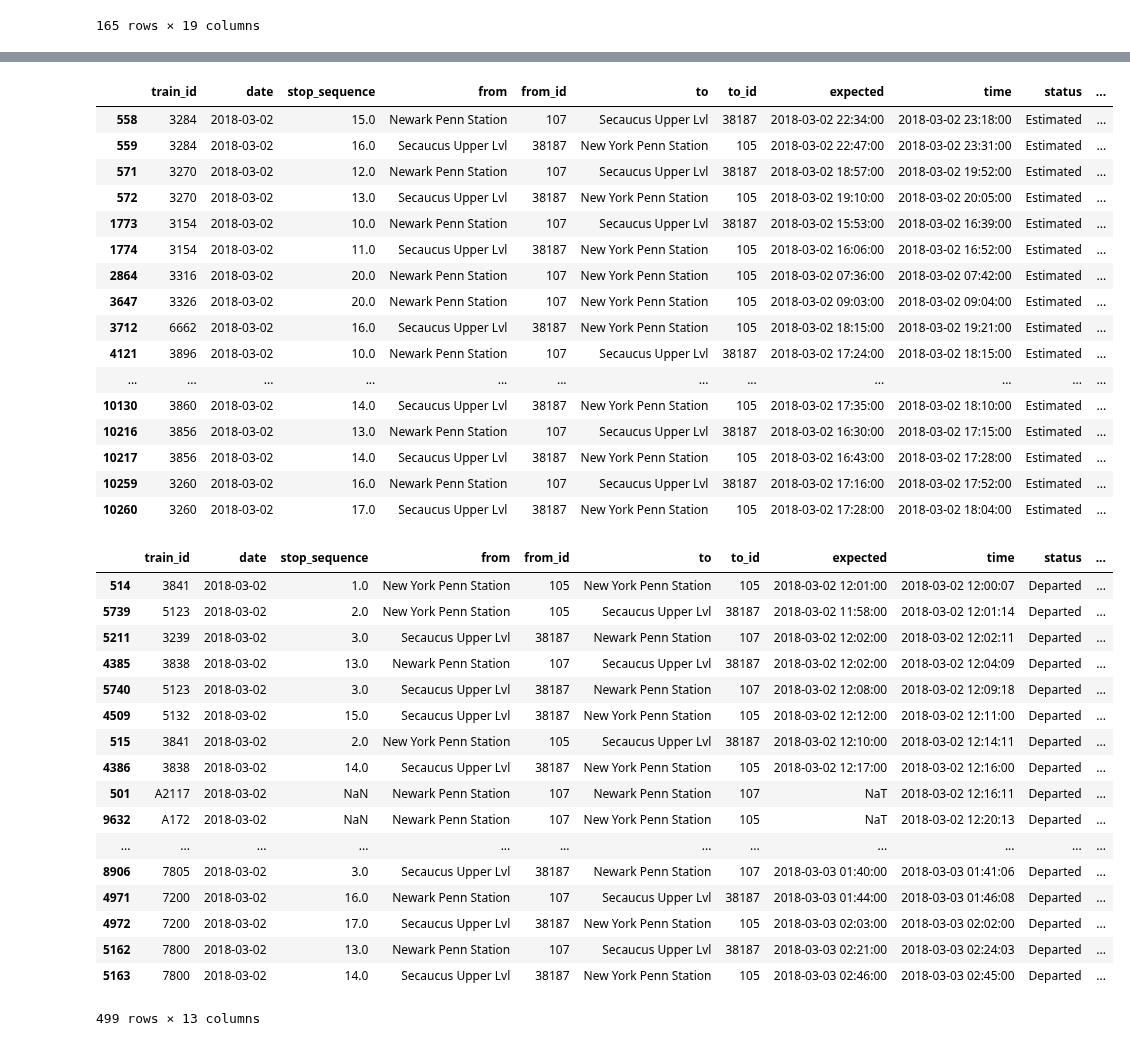
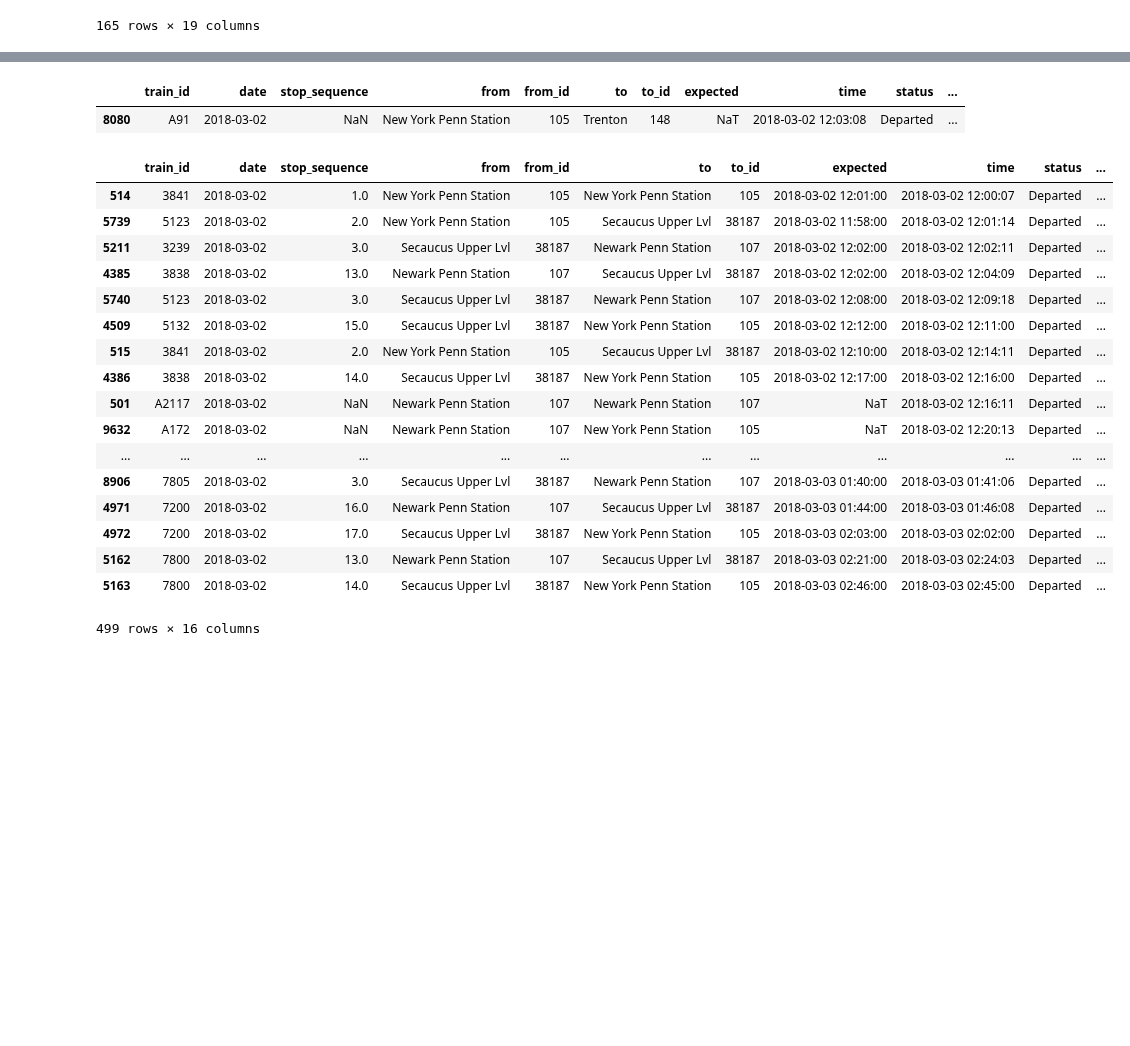
Before and after one commit to pranavbadami/njtransit, a Jupyter notebook: notebooks/analysis/case_study_0302.ipynb, the cells around one changed output, grey strips where cells are left out. Drawn from its saved outputs; the diff is of its cells as text; code cells hidden in the pictures; blank space fills up the shorter version.

```diff
--- a/notebooks/analysis/case_study_0302.ipynb
+++ b/notebooks/analysis/case_study_0302.ipynb
@@ -233,0 +235,12 @@ relevant_df = relevant_df.groupby('train_id').apply(get_direction)
+# %%
+relevant_df = relevant_df[relevant_df['time'] >= cutoff].copy()
+# %%
+station_map = {'Newark Penn Station': 5,
+               'Secaucus Upper Lvl': 10,
+               'New York Penn Station': 15}
+# %%
+relevant_df['from_x'] = relevant_df['from'].map(station_map)
+relevant_df['to_x'] = relevant_df['to'].map(station_map)
+# %%
+relevant_df['from_x'].fillna(0, inplace=True)
+relevant_df['to_x'].fillna(0, inplace=True)
@@ -234,25 +251,10 @@ relevant_df = relevant_df.groupby('train_id').apply(get_direction)
 # %%
-relevant_df[relevant_df['status'] == "Estimated"]
+relevant_df[relevant_df['train_id'] == 'A91']
 # %% [output]
 |  | train_id | date | stop_sequence | from | from_id | to | to_id | expected | time | status | ... |
-| 558 | 3284 | 2018-03-02 | 15.0 | Newark Penn Station | 107 | Secaucus Upper Lvl | 38187 | 2018-03-02 22:34:00 | 2018-03-02 23:18:00 | Estimated | ... |
-| 559 | 3284 | 2018-03-02 | 16.0 | Secaucus Upper Lvl | 38187 | New York Penn Station | 105 | 2018-03-02 22:47:00 | 2018-03-02 23:31:00 | Estimated | ... |
-| 571 | 3270 | 2018-03-02 | 12.0 | Newark Penn Station | 107 | Secaucus Upper Lvl | 38187 | 2018-03-02 18:57:00 | 2018-03-02 19:52:00 | Estimated | ... |
-| 572 | 3270 | 2018-03-02 | 13.0 | Secaucus Upper Lvl | 38187 | New York Penn Station | 105 | 2018-03-02 19:10:00 | 2018-03-02 20:05:00 | Estimated | ... |
-| 1773 | 3154 | 2018-03-02 | 10.0 | Newark Penn Station | 107 | Secaucus Upper Lvl | 38187 | 2018-03-02 15:53:00 | 2018-03-02 16:39:00 | Estimated | ... |
-| 1774 | 3154 | 2018-03-02 | 11.0 | Secaucus Upper Lvl | 38187 | New York Penn Station | 105 | 2018-03-02 16:06:00 | 2018-03-02 16:52:00 | Estimated | ... |
-| 2864 | 3316 | 2018-03-02 | 20.0 | Newark Penn Station | 107 | New York Penn Station | 105 | 2018-03-02 07:36:00 | 2018-03-02 07:42:00 | Estimated | ... |
-| 3647 | 3326 | 2018-03-02 | 20.0 | Newark Penn Station | 107 | New York Penn Station | 105 | 2018-03-02 09:03:00 | 2018-03-02 09:04:00 | Estimated | ... |
-| 3712 | 6662 | 2018-03-02 | 16.0 | Secaucus Upper Lvl | 38187 | New York Penn Station | 105 | 2018-03-02 18:15:00 | 2018-03-02 19:21:00 | Estimated | ... |
-| 4121 | 3896 | 2018-03-02 | 10.0 | Newark Penn Station | 107 | Secaucus Upper Lvl | 38187 | 2018-03-02 17:24:00 | 2018-03-02 18:15:00 | Estimated | ... |
-| ... | ... | ... | ... | ... | ... | ... | ... | ... | ... | ... | ... |
-| 10130 | 3860 | 2018-03-02 | 14.0 | Secaucus Upper Lvl | 38187 | New York Penn Station | 105 | 2018-03-02 17:35:00 | 2018-03-02 18:10:00 | Estimated | ... |
-| 10216 | 3856 | 2018-03-02 | 13.0 | Newark Penn Station | 107 | Secaucus Upper Lvl | 38187 | 2018-03-02 16:30:00 | 2018-03-02 17:15:00 | Estimated | ... |
-| 10217 | 3856 | 2018-03-02 | 14.0 | Secaucus Upper Lvl | 38187 | New York Penn Station | 105 | 2018-03-02 16:43:00 | 2018-03-02 17:28:00 | Estimated | ... |
-| 10259 | 3260 | 2018-03-02 | 16.0 | Newark Penn Station | 107 | Secaucus Upper Lvl | 38187 | 2018-03-02 17:16:00 | 2018-03-02 17:52:00 | Estimated | ... |
-| 10260 | 3260 | 2018-03-02 | 17.0 | Secaucus Upper Lvl | 38187 | New York Penn Station | 105 | 2018-03-02 17:28:00 | 2018-03-02 18:04:00 | Estimated | ... |
+| 8080 | A91 | 2018-03-02 | NaN | New York Penn Station | 105 | Trenton | 148 | NaT | 2018-03-02 12:03:08 | Departed | ... |
 # %%
-relevant_df[relevant_df['time'] >= cutoff].sort_values('time')
+relevant_df.sort_values('time')
 # %% [output]
 |  | train_id | date | stop_sequence | from | from_id | to | to_id | expected | time | status | ... |
 | 514 | 3841 | 2018-03-02 | 1.0 | New York Penn Station | 105 | New York Penn Station | 105 | 2018-03-02 12:01:00 | 2018-03-02 12:00:07 | Departed | ... |
@@ -271,4 +273,4 @@ relevant_df[relevant_df['time'] >= cutoff].sort_values('time')
 | 4972 | 7200 | 2018-03-02 | 17.0 | Secaucus Upper Lvl | 38187 | New York Penn Station | 105 | 2018-03-03 02:03:00 | 2018-03-03 02:02:00 | Departed | ... |
 | 5162 | 7800 | 2018-03-02 | 13.0 | Newark Penn Station | 107 | Secaucus Upper Lvl | 38187 | 2018-03-03 02:21:00 | 2018-03-03 02:24:03 | Departed | ... |
 | 5163 | 7800 | 2018-03-02 | 14.0 | Secaucus Upper Lvl | 38187 | New York Penn Station | 105 | 2018-03-03 02:46:00 | 2018-03-03 02:45:00 | Departed | ... |
-499 rows × 13 columns
+499 rows × 16 columns
```
Also changed, not shown: parts of 16 cells of this notebook.
